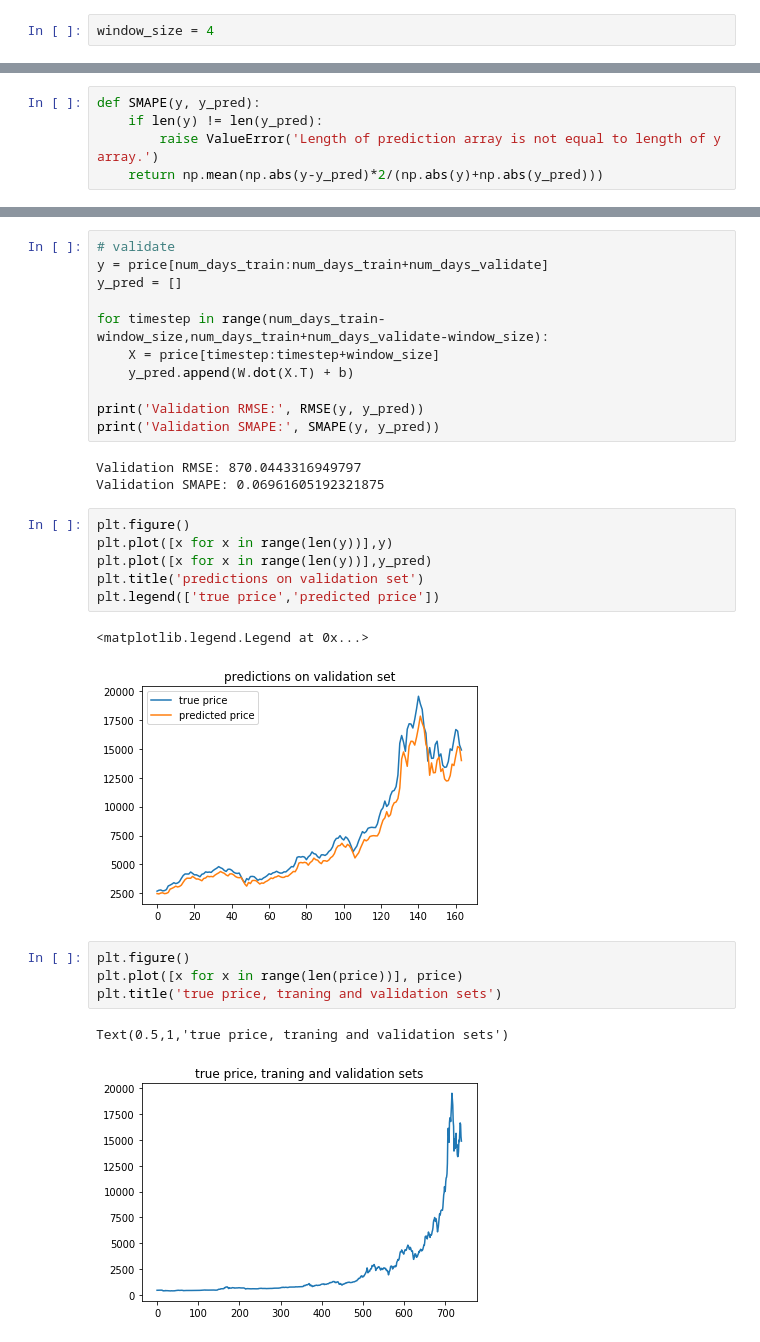
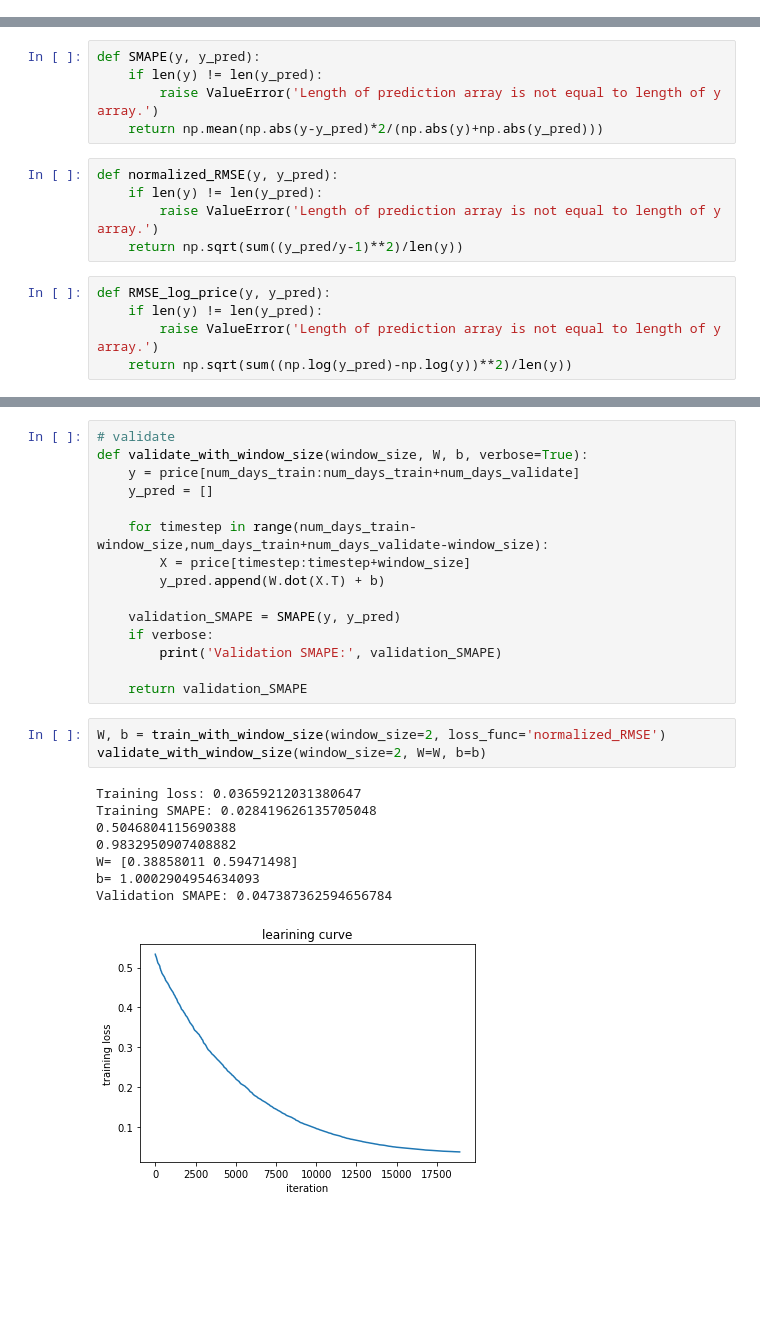
Before and after one commit to yws12/CS341_cryptocurrency_prediction, a Jupyter notebook: Linear_regression.ipynb, the cells around one changed output, grey strips where cells are left out. Saved outputs shown, nothing was run; the diff lists cells and outputs as text; blank space fills up the shorter version.

```diff
--- a/Linear_regression.ipynb
+++ b/Linear_regression.ipynb
@@ -101,5 +61,3 @@ price = price[0]
 print(np.shape(price))
 # %% [output]
 (824,)
-# %%
-window_size = 4
@@ -113,5 +73,15 @@ def SMAPE(y, y_pred):
     if len(y) != len(y_pred):
         raise ValueError('Length of prediction array is not equal to length of y array.')
     return np.mean(np.abs(y-y_pred)*2/(np.abs(y)+np.abs(y_pred)))
+# %%
+def normalized_RMSE(y, y_pred):
+    if len(y) != len(y_pred):
+        raise ValueError('Length of prediction array is not equal to length of y array.')
+    return np.sqrt(sum((y_pred/y-1)**2)/len(y))
+# %%
+def RMSE_log_price(y, y_pred):
+    if len(y) != len(y_pred):
+        raise ValueError('Length of prediction array is not equal to length of y array.')
+    return np.sqrt(sum((np.log(y_pred)-np.log(y))**2)/len(y))
 # %%
 # fixed-window linear regression
@@ -199,30 +157,27 @@ print(W)
 # %%
 # validate
-y = price[num_days_train:num_days_train+num_days_validate]
-y_pred = []
+def validate_with_window_size(window_size, W, b, verbose=True):
+    y = price[num_days_train:num_days_train+num_days_validate]
+    y_pred = []
 
-for timestep in range(num_days_train-window_size,num_days_train+num_days_validate-window_size):
-    X = price[timestep:timestep+window_size]
-    y_pred.append(W.dot(X.T) + b)
+    for timestep in range(num_days_train-window_size,num_days_train+num_days_validate-window_size):
+        X = price[timestep:timestep+window_size]
+        y_pred.append(W.dot(X.T) + b)
 
-print('Validation RMSE:', RMSE(y, y_pred))
-print('Validation SMAPE:', SMAPE(y, y_pred))
+    validation_SMAPE = SMAPE(y, y_pred)
+    if verbose:
+        print('Validation SMAPE:', validation_SMAPE)
+
+    return validation_SMAPE
-# %% [output]
-Validation RMSE: 870.0443316949797
-Validation SMAPE: 0.06961605192321875
-# %%
-plt.figure()
-plt.plot([x for x in range(len(y))],y)
-plt.plot([x for x in range(len(y))],y_pred)
-plt.title('predictions on validation set')
-plt.legend(['true price','predicted price'])
-# %% [output]
-<matplotlib.legend.Legend at 0x...>
-[figure, removed]
-# %%
-plt.figure()
-plt.plot([x for x in range(len(price))], price)
-plt.title('true price, traning and validation sets')
-# %% [output]
-Text(0.5,1,'true price, traning and validation sets')
-[figure, removed]
+# %%
+W, b = train_with_window_size(window_size=2, loss_func='normalized_RMSE')
+validate_with_window_size(window_size=2, W=W, b=b)
+# %% [output]
+Training loss: 0.03659212031380647
+Training SMAPE: 0.028419626135705048
+0.5046804115690388
+0.9832950907408882
+W= [0.38858011 0.59471498]
+b= 1.0002904954634093
+Validation SMAPE: 0.047387362594656784
+[figure, added]
```
Also changed, not shown: parts of 16 cells of this notebook.
